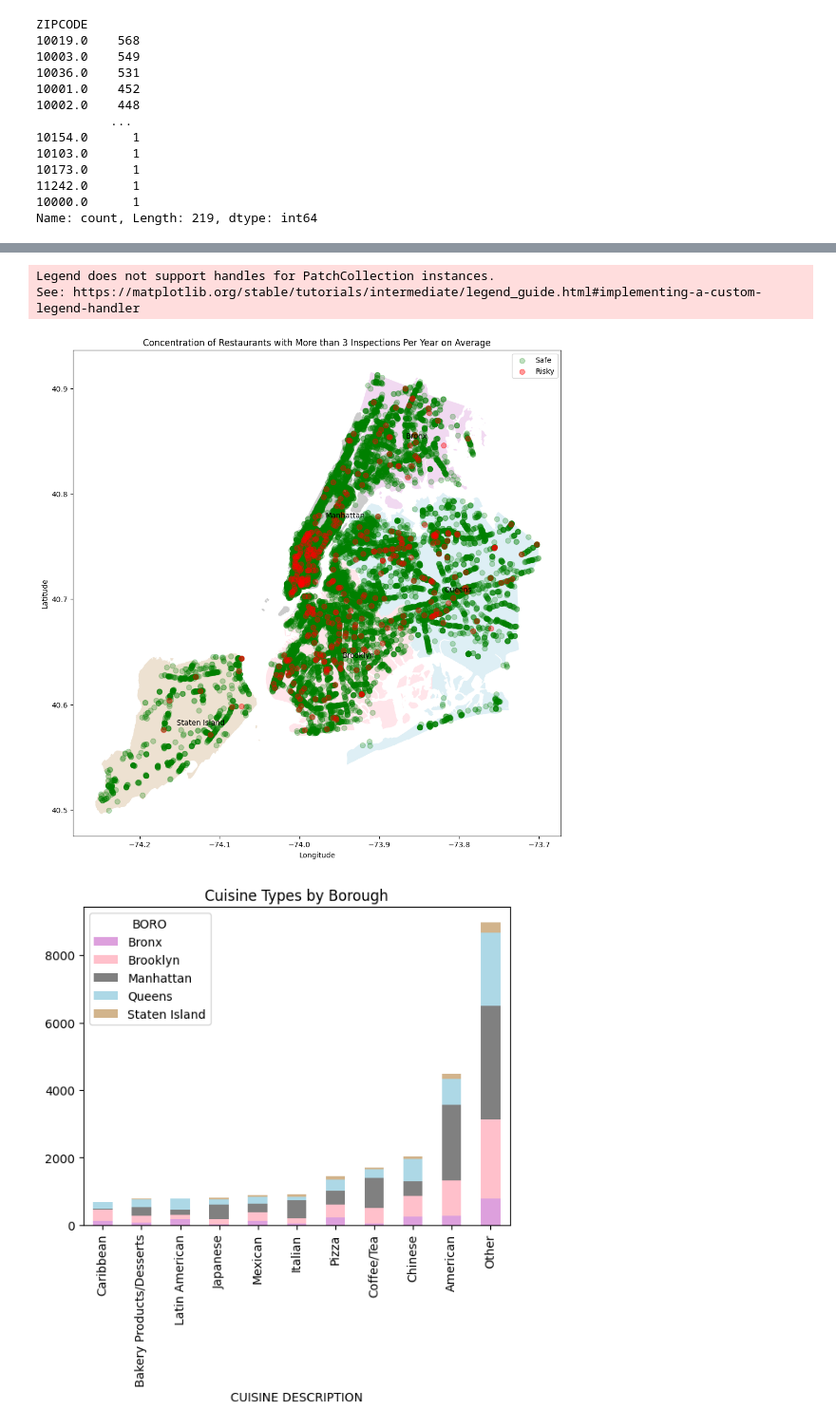
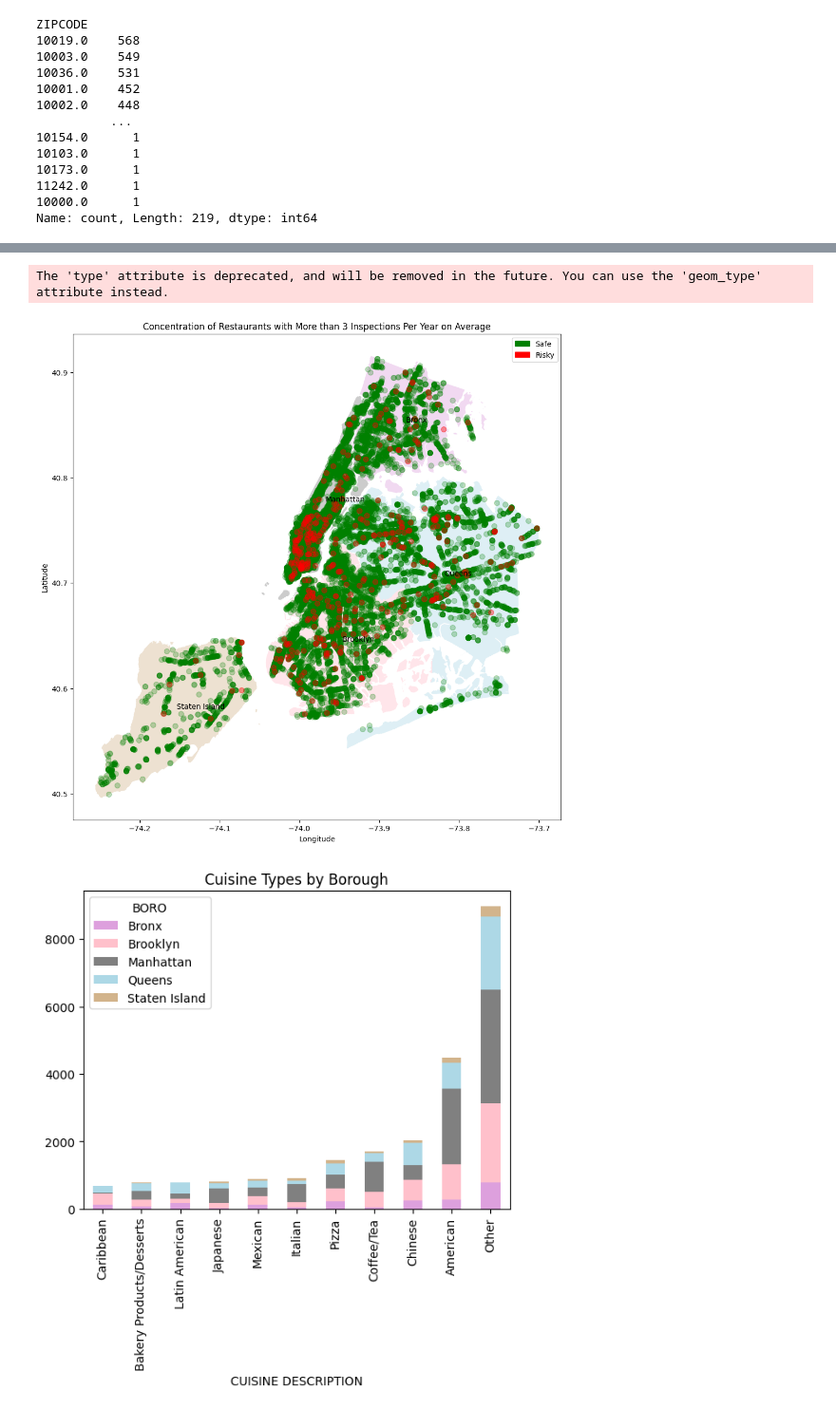
Before and after one commit to tzt775/restaurant-violations, a Jupyter notebook: NYC Restaurant Inspections - Data Cleaning.ipynb, the cells around one changed output, grey strips where cells are left out. Shown at 95% size. Saved outputs shown, nothing was run; the diff lists cells and outputs as text; code cells hidden in the pictures.

```diff
--- a/NYC Restaurant Inspections - Data Cleaning.ipynb
+++ b/NYC Restaurant Inspections - Data Cleaning.ipynb
@@ -295,7 +298,7 @@ def months(now, birthdate):
 months_in_data = nyc_restaurants.groupby("CAMIS").apply(lambda x: months(x["INSPECTION DATE"].max(),
                                                                          x["INSPECTION DATE"].min())).tolist()
 # %%
-nyc_restaurants["DAYS SINCE LAST INSPECTION"] = nyc_restaurants.groupby(["CAMIS"])["INSPECTION DATE"].\
+nyc_restaurants["DAYS SINCE LAST INSPECTION"] = nyc_restaurants.groupby("CAMIS")["INSPECTION DATE"].\
     transform(lambda x: x.diff()).fillna(0)
 nyc_restaurants["DAYS SINCE LAST INSPECTION"] = nyc_restaurants["DAYS SINCE LAST INSPECTION"].astype("str").\
     str.split(" ").str[0]
@@ -448,3 +456,14 @@ TOSHKENT RESTAURANT              1
 CONDE NAST                       1
 HOT SPOT GRILL & JERK            1
 Name: count, Length: 18906, dtype: int64
+# %%
+def replace_quotes(text):
+    new_text = text.replace("'", '')
+    return new_text
+
+nyc_restaurants["DBA"] = nyc_restaurants["DBA"].apply(replace_quotes)
+
+restaurant_count = dict(nyc_restaurants["DBA"].value_counts())
+
+nyc_restaurants["LOCATION COUNT"] = nyc_restaurants["DBA"].map(restaurant_count).astype(int)
+nyc_restaurants.head()
@@ -573,29 +591,31 @@ Index(['CAMIS', 'DBA', 'BORO', 'BUILDING', 'STREET', 'ZIPCODE', 'PHONE',
 # %%
 # map of risk by borough
 
-crs = {'init':'epsg:4326'}
+#crs = {'init':'epsg:4326'}
+crs = 'epsg:4326'
 
 boroughs = geopandas.read_file(geoplot.datasets.get_path("nyc_boroughs"))
 
 geo_df = geopandas.GeoDataFrame(nyc_restaurants, crs = crs,
                                 geometry = geopandas.points_from_xy(nyc_restaurants["Longitude"],
                                                                     nyc_restaurants["Latitude"]))
 
 fig, ax = plt.subplots(figsize = (12, 12))
 boroughs.plot(ax = ax, alpha = 0.4, color = ["tan", "lightblue", "pink", "grey", "plum"], label = boroughs.BoroName)
 boroughs.apply(lambda x: ax.annotate(text = x["BoroName"], xy = x.geometry.centroid.coords[0]), axis = 1)
 geo_df[geo_df["RISKY BUSINESS"] == "0"].plot(ax = ax, markersize = 50, alpha = 0.25, color = "green", label = "Safe")
 geo_df[geo_df["RISKY BUSINESS"] != "0"].plot(ax = ax, markersize = 50, alpha = 0.4, color = "red", label = "Risky")
 plt.title("Concentration of Restaurants with More than 3 Inspections Per Year on Average")
 plt.ylabel("Latitude")
 plt.xlabel("Longitude")
-plt.legend()
+safe = mpatches.Patch(color = 'green', label = 'Safe')
+risky = mpatches.Patch(color = 'red', label = 'Risky')
+plt.legend(handles = [safe, risky])
 #plt.savefig(PATH + "Results/risk map.png")
 plt.show()
 # %% [output]
-Legend does not support handles for PatchCollection instances.
-See: https://matplotlib.org/stable/tutorials/intermediate/legend_guide.html#implementing-a-custom-legend-handler
+The 'type' attribute is deprecated, and will be removed in the future. You can use the 'geom_type' attribute instead.
-[figure, old version]
+[figure, new version]
 # %%
 sorted_cuisines = pd.crosstab(nyc_restaurants["CUISINE DESCRIPTION"], nyc_restaurants["BORO"])
 sorted_cuisines["Sum"] = sorted_cuisines.sum(axis = 1)
```
Also changed, not shown: parts of 17 cells of this notebook, 6 other files.
